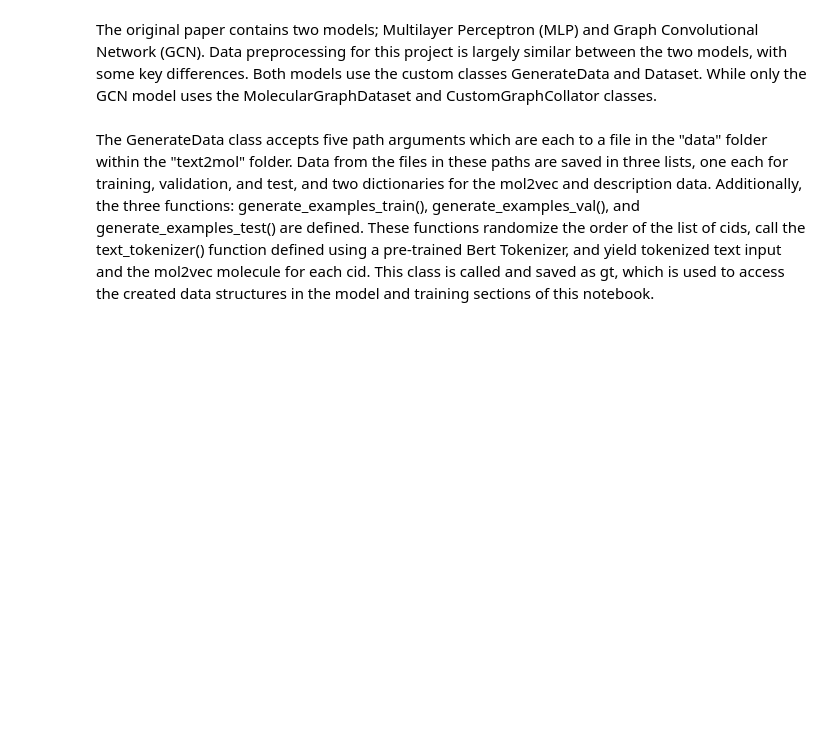
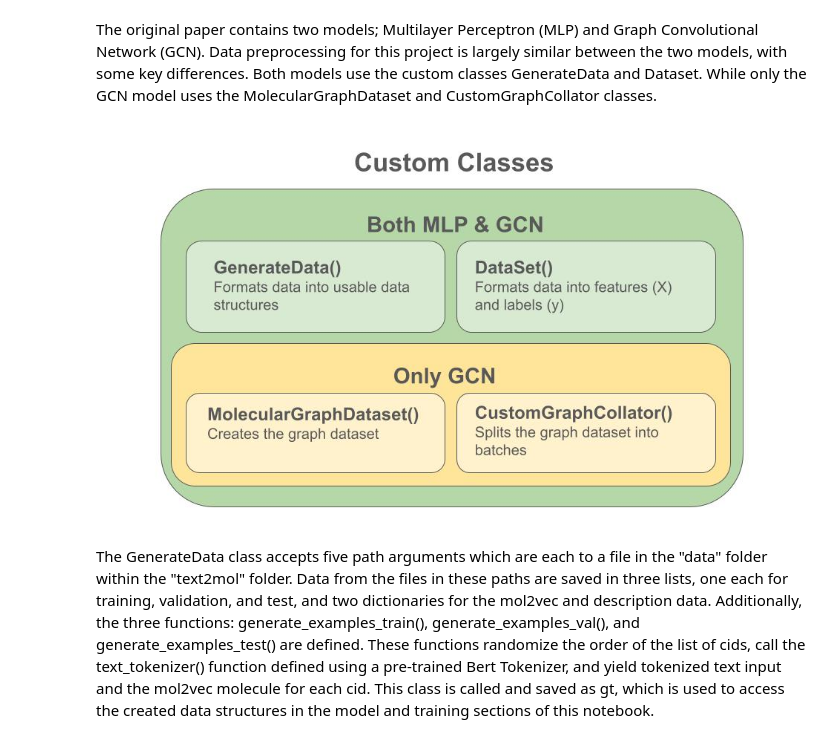
Before and after one commit to jakekugel/uiuc-cs598-text2mol, a Jupyter notebook: text2mol-project-report.ipynb, the cells around one changed output. Cells and saved outputs as stored; diff of their text form; code cells hidden in the pictures; blank space fills up the shorter version.

```diff
--- a/text2mol-project-report.ipynb
+++ b/text2mol-project-report.ipynb
@@ -178,9 +178,13 @@ os.chdir('/content/text2mol')
 The original paper contains two models; Multilayer Perceptron (MLP) and Graph Convolutional Network (GCN). Data preprocessing for this project is largely similar between the two models, with some key differences. Both models use the custom classes GenerateData and Dataset. While only the GCN model uses the MolecularGraphDataset and CustomGraphCollator classes.
 # %%
 import cv2
+from google.colab.patches import cv2_imshow
+
 img1_dir = '/content/text2mol/Final_Project_Images/CustomClasses.jpg'
 img1 = cv2.imread(img1_dir)
-cv2.imshow("Custom Classes", img1)
+cv2_imshow(img1)
+# %% [output]
+[figure, added]
 # %% [markdown]
 The GenerateData class accepts five path arguments which are each to a file in the "data" folder within the "text2mol" folder. Data from the files in these paths are saved in three lists, one each for training, validation, and test, and two dictionaries for the mol2vec and description data. Additionally, the three functions: generate_examples_train(), generate_examples_val(), and generate_examples_test() are defined. These functions randomize the order of the list of cids, call the text_tokenizer() function defined using a pre-trained Bert Tokenizer, and yield tokenized text input and the mol2vec molecule for each cid. This class is called and saved as gt, which is used to access the created data structures in the model and training sections of this notebook.
 # %%
```
Also changed, not shown: parts of 2 cells of this notebook.
